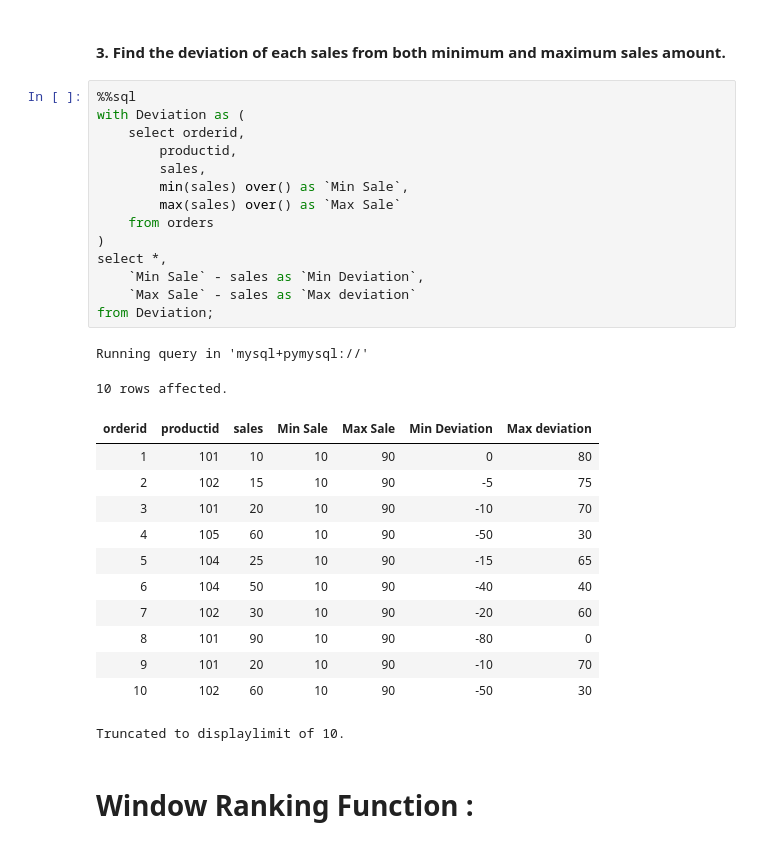
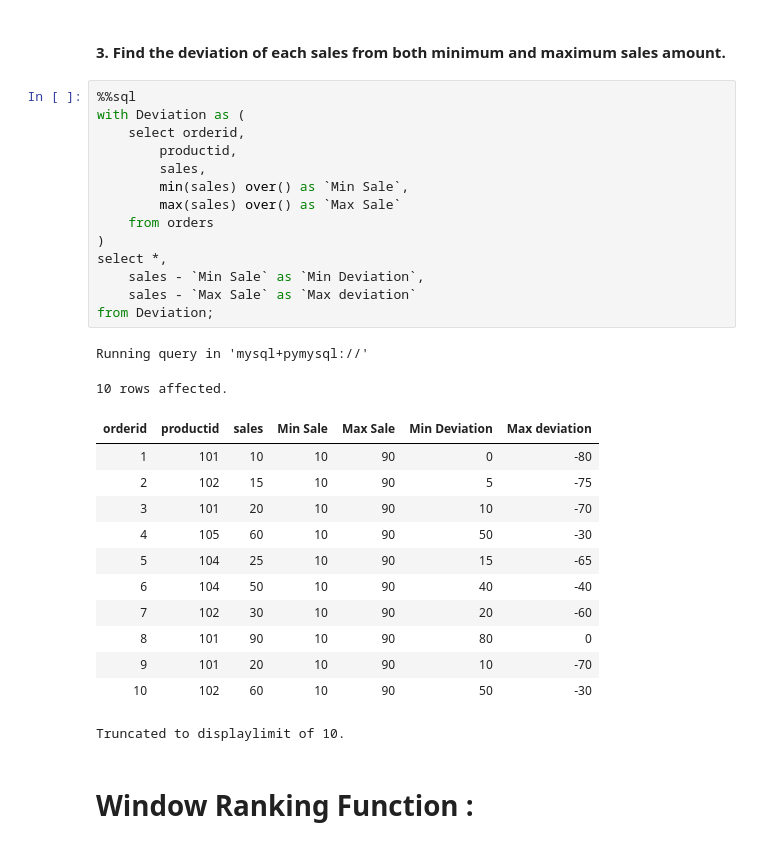
Before and after one commit to the-naman/Learn, a Jupyter notebook: SQL/SQL by Barra/My Notes/07. I - Aggregation and Analytical Functions.ipynb, the cells around one changed output. Drawn from its saved outputs; the diff is of its cells as text.

```diff
--- a/SQL/SQL by Barra/My Notes/07. I - Aggregation and Analytical Functions.ipynb
+++ b/SQL/SQL by Barra/My Notes/07. I - Aggregation and Analytical Functions.ipynb
@@ -892,31 +892,31 @@ Running query in 'mysql+pymysql://'
 # %%
 %%sql
 with Deviation as (
     select orderid,
         productid,
         sales,
         min(sales) over() as `Min Sale`,
         max(sales) over() as `Max Sale`
     from orders
 )
 select *,
-    `Min Sale` - sales as `Min Deviation`,
-    `Max Sale` - sales as `Max deviation`
+    sales - `Min Sale` as `Min Deviation`,
+    sales - `Max Sale` as `Max deviation`
 from Deviation;
 # %% [output]
 Running query in 'mysql+pymysql://'
 10 rows affected.
 | orderid | productid | sales | Min Sale | Max Sale | Min Deviation | Max deviation |
-| 1 | 101 | 10 | 10 | 90 | 0 | 80 |
-| 2 | 102 | 15 | 10 | 90 | -5 | 75 |
-| 3 | 101 | 20 | 10 | 90 | -10 | 70 |
-| 4 | 105 | 60 | 10 | 90 | -50 | 30 |
-| 5 | 104 | 25 | 10 | 90 | -15 | 65 |
-| 6 | 104 | 50 | 10 | 90 | -40 | 40 |
-| 7 | 102 | 30 | 10 | 90 | -20 | 60 |
-| 8 | 101 | 90 | 10 | 90 | -80 | 0 |
-| 9 | 101 | 20 | 10 | 90 | -10 | 70 |
-| 10 | 102 | 60 | 10 | 90 | -50 | 30 |
+| 1 | 101 | 10 | 10 | 90 | 0 | -80 |
+| 2 | 102 | 15 | 10 | 90 | 5 | -75 |
+| 3 | 101 | 20 | 10 | 90 | 10 | -70 |
+| 4 | 105 | 60 | 10 | 90 | 50 | -30 |
+| 5 | 104 | 25 | 10 | 90 | 15 | -65 |
+| 6 | 104 | 50 | 10 | 90 | 40 | -40 |
+| 7 | 102 | 30 | 10 | 90 | 20 | -60 |
+| 8 | 101 | 90 | 10 | 90 | 80 | 0 |
+| 9 | 101 | 20 | 10 | 90 | 10 | -70 |
+| 10 | 102 | 60 | 10 | 90 | 50 | -30 |
 Truncated to displaylimit of 10.
 # %% [markdown]
 # Window Ranking Function :
```
